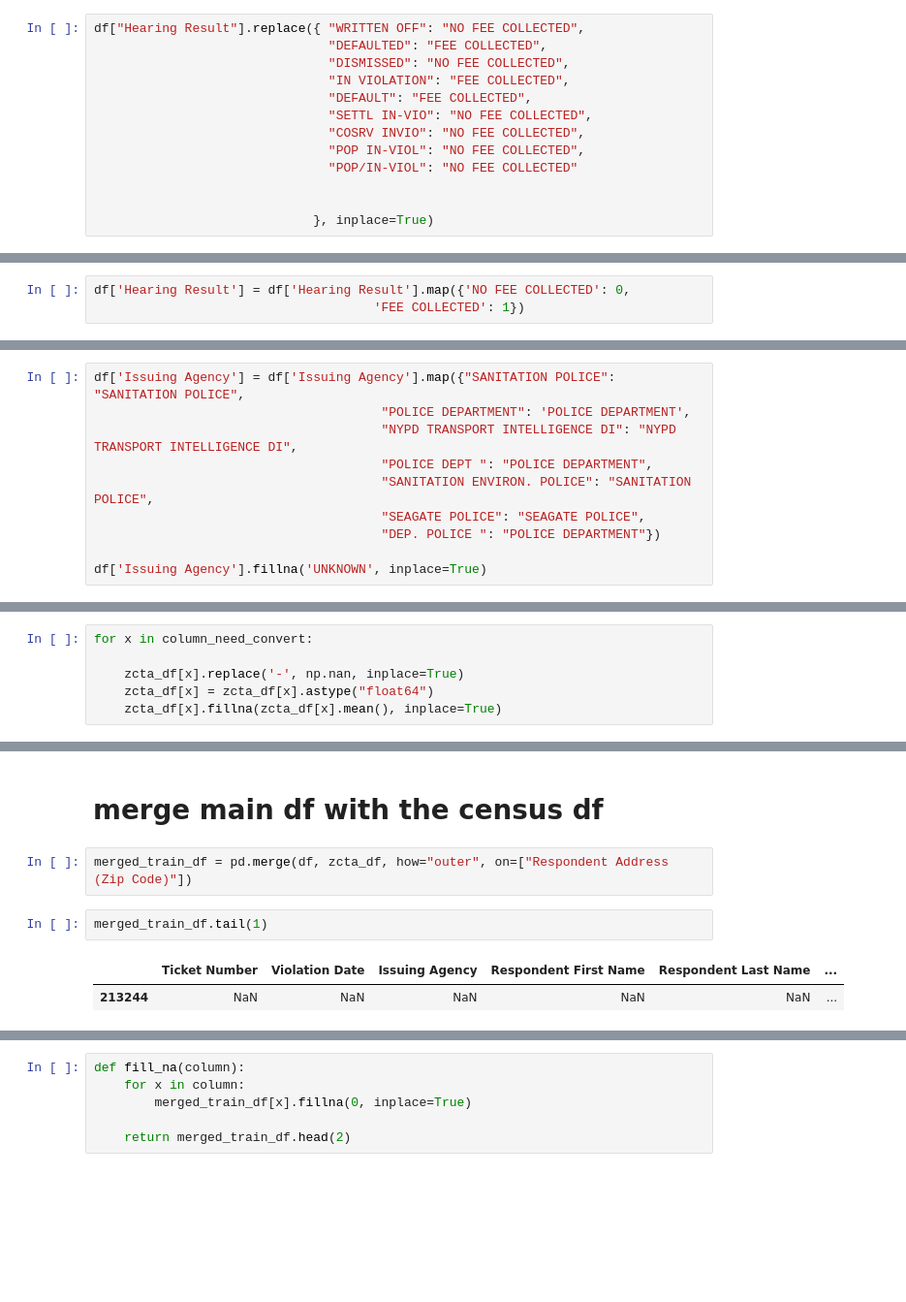
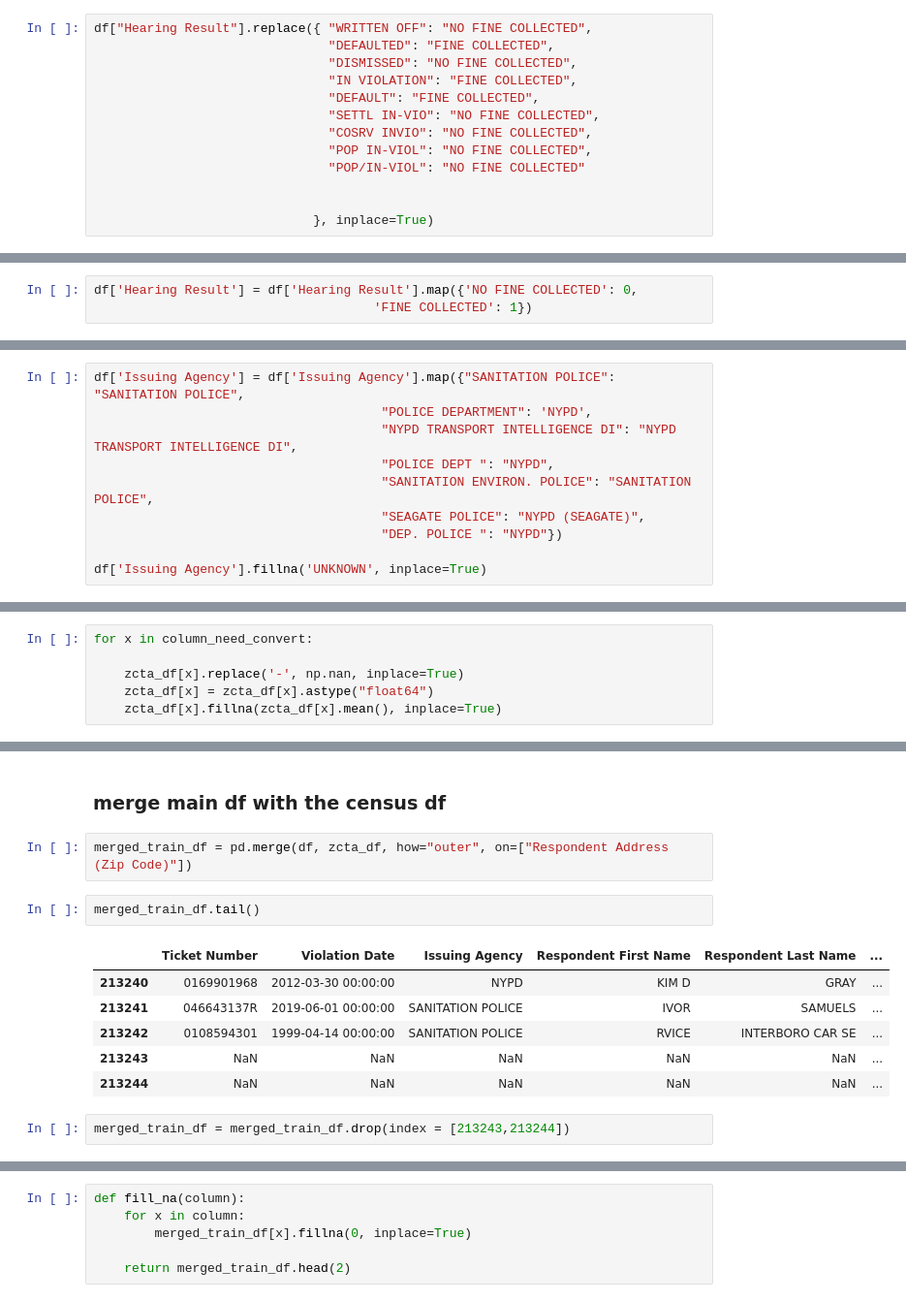
Before and after one commit to allisongao4015/oath_cases, a Jupyter notebook: Final_Notebook.ipynb, the cells around one changed output, grey strips where cells are left out. Shown at 97% size. Drawn from its saved outputs; the diff is of its cells as text; blank space fills up the shorter version.

```diff
--- a/Final_Notebook.ipynb
+++ b/Final_Notebook.ipynb
@@ -107,15 +55,15 @@ Name: Issuing Agency, dtype: int64
 # %%
 df = df.loc[(df["Hearing Result"] != "NONE") & (df["Hearing Result"] != "ADJOURNED") & (df["Hearing Result"] != "STIPULATED")]
 # %%
-df["Hearing Result"].replace({ "WRITTEN OFF": "NO FEE COLLECTED",
-                               "DEFAULTED": "FEE COLLECTED",
-                               "DISMISSED": "NO FEE COLLECTED",
-                               "IN VIOLATION": "FEE COLLECTED",
-                               "DEFAULT": "FEE COLLECTED",
-                               "SETTL IN-VIO": "NO FEE COLLECTED",
-                               "COSRV INVIO": "NO FEE COLLECTED",
-                               "POP IN-VIOL": "NO FEE COLLECTED",
-                               "POP/IN-VIOL": "NO FEE COLLECTED"
+df["Hearing Result"].replace({ "WRITTEN OFF": "NO FINE COLLECTED",
+                               "DEFAULTED": "FINE COLLECTED",
+                               "DISMISSED": "NO FINE COLLECTED",
+                               "IN VIOLATION": "FINE COLLECTED",
+                               "DEFAULT": "FINE COLLECTED",
+                               "SETTL IN-VIO": "NO FINE COLLECTED",
+                               "COSRV INVIO": "NO FINE COLLECTED",
+                               "POP IN-VIOL": "NO FINE COLLECTED",
+                               "POP/IN-VIOL": "NO FINE COLLECTED"
 
 
                              }, inplace=True)
@@ -128,5 +72,5 @@ Name: Hearing Result, dtype: float64
 # %%
-df['Hearing Result'] = df['Hearing Result'].map({'NO FEE COLLECTED': 0,
-                                     'FEE COLLECTED': 1})
+df['Hearing Result'] = df['Hearing Result'].map({'NO FINE COLLECTED': 0,
+                                     'FINE COLLECTED': 1})
 # %%
 df["Hearing Result"].value_counts(normalize=True)
@@ -358,11 +245,11 @@ Name: Issuing Agency, dtype: int64
 # %%
 df['Issuing Agency'] = df['Issuing Agency'].map({"SANITATION POLICE": "SANITATION POLICE",
-                                      "POLICE DEPARTMENT": 'POLICE DEPARTMENT',
+                                      "POLICE DEPARTMENT": 'NYPD',
                                       "NYPD TRANSPORT INTELLIGENCE DI": "NYPD TRANSPORT INTELLIGENCE DI",
-                                      "POLICE DEPT ": "POLICE DEPARTMENT",
+                                      "POLICE DEPT ": "NYPD",
                                       "SANITATION ENVIRON. POLICE": "SANITATION POLICE",
-                                      "SEAGATE POLICE": "SEAGATE POLICE",
-                                      "DEP. POLICE ": "POLICE DEPARTMENT"})
+                                      "SEAGATE POLICE": "NYPD (SEAGATE)",
+                                      "DEP. POLICE ": "NYPD"})
 
 df['Issuing Agency'].fillna('UNKNOWN', inplace=True)
 # %%
@@ -1714,11 +1572,17 @@ zcta_df.describe()
 | 75% | 58608.250000 | 76204.250000 | 15.600000 | 10.825000 | ... |
 | max | 180389.000000 | 268474.000000 | 35.900000 | 31.100000 | ... |
 # %% [markdown]
-# merge main df with the census df
+### merge main df with the census df
 # %%
 merged_train_df = pd.merge(df, zcta_df, how="outer", on=["Respondent Address (Zip Code)"])
 # %%
-merged_train_df.tail(1)
+merged_train_df.tail()
 # %% [output]
 |  | Ticket Number | Violation Date | Issuing Agency | Respondent First Name | Respondent Last Name | ... |
+| 213240 | 0169901968 | 2012-03-30 00:00:00 | NYPD | KIM D | GRAY | ... |
+| 213241 | 046643137R | 2019-06-01 00:00:00 | SANITATION POLICE | IVOR | SAMUELS | ... |
+| 213242 | 0108594301 | 1999-04-14 00:00:00 | SANITATION POLICE | RVICE | INTERBORO CAR SE | ... |
+| 213243 | NaN | NaN | NaN | NaN | NaN | ... |
 | 213244 | NaN | NaN | NaN | NaN | NaN | ... |
+# %%
+merged_train_df = merged_train_df.drop(index = [213243,213244])
```
Also changed, not shown: parts of 145 cells of this notebook.
